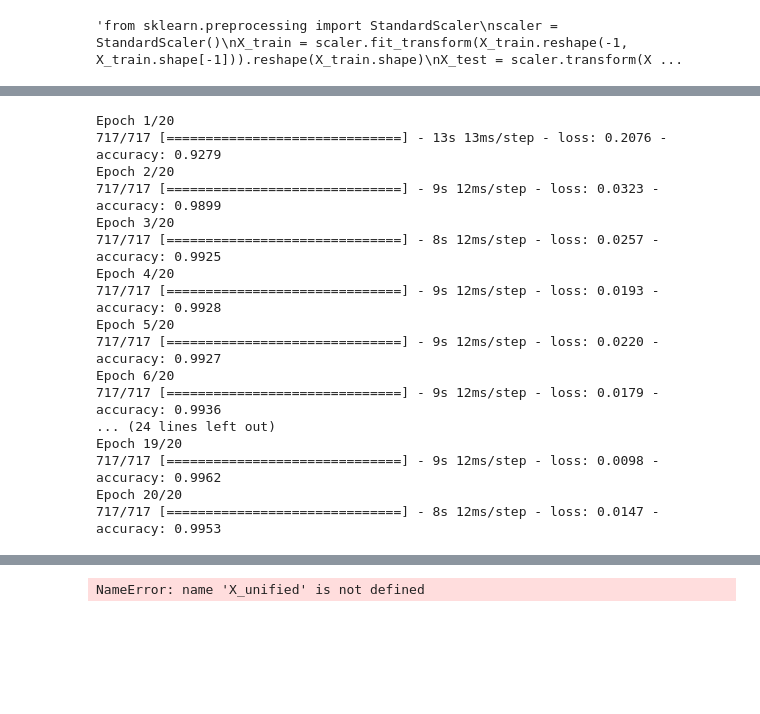
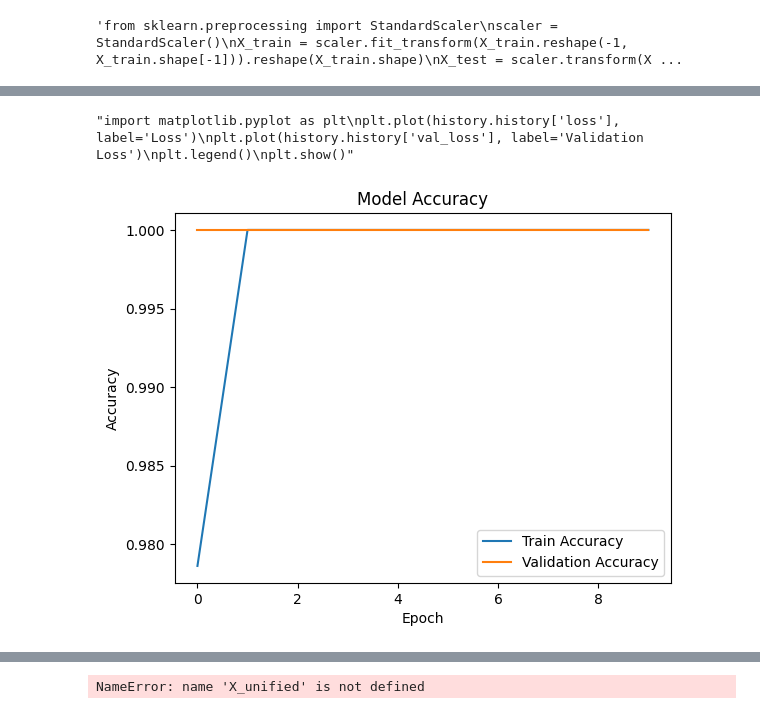
Before and after one commit to amiraydin/Paris8M2, a Jupyter notebook: Projet_ATC.ipynb, the cells around one changed output, grey strips where cells are left out. Saved outputs shown, nothing was run; the diff lists cells and outputs as text; code cells hidden in the pictures; blank space fills up the shorter version.

```diff
--- a/Projet_ATC.ipynb
+++ b/Projet_ATC.ipynb
@@ -1042,5 +1069,5 @@ segmented_dataEmg.head(3)"""
 # %% [output]
 'segmented_dataEmg = pd.DataFrame(segmented_dataEmg[0])\nsegmented_dataEmg.head(3)'
 # %%
-segmented_all_data, target_all_data = segment_data(all_aligned_data, window_size=12, step_size=6)
+segmented_all_data, target_all_data = segment_data(all_aligned_data, window_size=60, step_size=60)
 # %%
@@ -1101 +1350,9 @@ Nombre de classes uniques : 4
+# %%
+"""# Compilation
+#model_unified.compile(optimizer=Adam(learning_rate=0.001), loss='sparse_categorical_crossentropy', metrics=['accuracy'])
+model_unified.compile(optimizer='adam', loss='sparse_categorical_crossentropy', metrics=['accuracy'])
+# 6. Callbacks
+#reduce_lr = ReduceLROnPlateau(monitor='val_loss', factor=0.5, patience=5, verbose=1)
+reduce_lr = ReduceLROnPlateau(monitor='val_loss', factor=0.5, patience=5, min_lr=1e-6)
+early_stopping = EarlyStopping(monitor='val_loss', patience=10, verbose=1, restore_best_weights=True)"""
 # %%
@@ -1164,6 +1431,6 @@ from sklearn.model_selection import train_test_split
 X_train, X_test, y_train, y_test = train_test_split(X_unified, y_unified, test_size=0.2, random_state=42)
 # %%
-"""from tensorflow.keras.utils import to_categorical
+from tensorflow.keras.utils import to_categorical
 
-y_train = to_categorical(y_train)
-y_test = to_categorical(y_test)"""
+y_train = to_categorical(y_train, num_classes=num_classes)
+y_test = to_categorical(y_test, num_classes=num_classes)
@@ -1194,3 +1475,6 @@ X_train = scaler.fit_transform(X_train.reshape(-1, X_train.shape[-1])).reshape(X
 X_test = scaler.transform(X_test.reshape(-1, X_test.shape[-1])).reshape(X_test.shape)"""
 # %% [output]
 'from sklearn.preprocessing import StandardScaler\nscaler = StandardScaler()\nX_train = scaler.fit_transform(X_train.reshape(-1, X_train.shape[-1])).reshape(X_train.shape)\nX_test = scaler.transform(X ...
+# %%
+history = model_unified.fit(X_train, y_train, validation_data=(X_test, y_test), epochs=10, batch_size=32, callbacks=[reduce_lr, early_stopping])
+#validation_data=(X_test, y_test)
@@ -1197,24 +1487,27 @@ X_test = scaler.transform(X_test.reshape(-1, X_test.shape[-1])).reshape(X_test.s
+# %%
+"""import matplotlib.pyplot as plt
+plt.plot(history.history['loss'], label='Loss')
+plt.plot(history.history['val_loss'], label='Validation Loss')
+plt.legend()
+plt.show()"""
+# %% [output]
+"import matplotlib.pyplot as plt\nplt.plot(history.history['loss'], label='Loss')\nplt.plot(history.history['val_loss'], label='Validation Loss')\nplt.legend()\nplt.show()"
+# %%
+import matplotlib.pyplot as plt
+
+# Plot training & validation accuracy values
+plt.plot(history.history['accuracy'], label='Train Accuracy')
+plt.plot(history.history['val_accuracy'], label='Validation Accuracy')
+plt.title('Model Accuracy')
+plt.ylabel('Accuracy')
+plt.xlabel('Epoch')
+plt.legend()
+plt.show()
+# %% [output]
+[figure, added]
 # %%
-#history = model_unified.fit(X_train, y_train, epochs=20, batch_size=64, validation_data=(X_test, y_test))
-history = model_unified.fit(X_train, y_train, epochs=20)
+D#history = model_unified.fit(X_train, y_train, epochs=20, batch_size=64, validation_data=(X_test, y_test))
+#history = model_unified.fit(X_train, y_train, epochs=20)
-# %% [output]
-Epoch 1/20
-717/717 [==============================] - 13s 13ms/step - loss: 0.2076 - accuracy: 0.9279
-Epoch 2/20
-717/717 [==============================] - 9s 12ms/step - loss: 0.0323 - accuracy: 0.9899
-Epoch 3/20
-717/717 [==============================] - 8s 12ms/step - loss: 0.0257 - accuracy: 0.9925
-Epoch 4/20
-717/717 [==============================] - 9s 12ms/step - loss: 0.0193 - accuracy: 0.9928
-Epoch 5/20
-717/717 [==============================] - 9s 12ms/step - loss: 0.0220 - accuracy: 0.9927
-Epoch 6/20
-717/717 [==============================] - 9s 12ms/step - loss: 0.0179 - accuracy: 0.9936
-... (24 lines left out)
-Epoch 19/20
-717/717 [==============================] - 9s 12ms/step - loss: 0.0098 - accuracy: 0.9962
-Epoch 20/20
-717/717 [==============================] - 8s 12ms/step - loss: 0.0147 - accuracy: 0.9953
 # %%
 loss, accuracy = model_unified.evaluate(X_test, y_test)
 print(f"Unified Model - Test Accuracy: {accuracy:.2f}")
```
Also changed, not shown: parts of 74 cells of this notebook.
